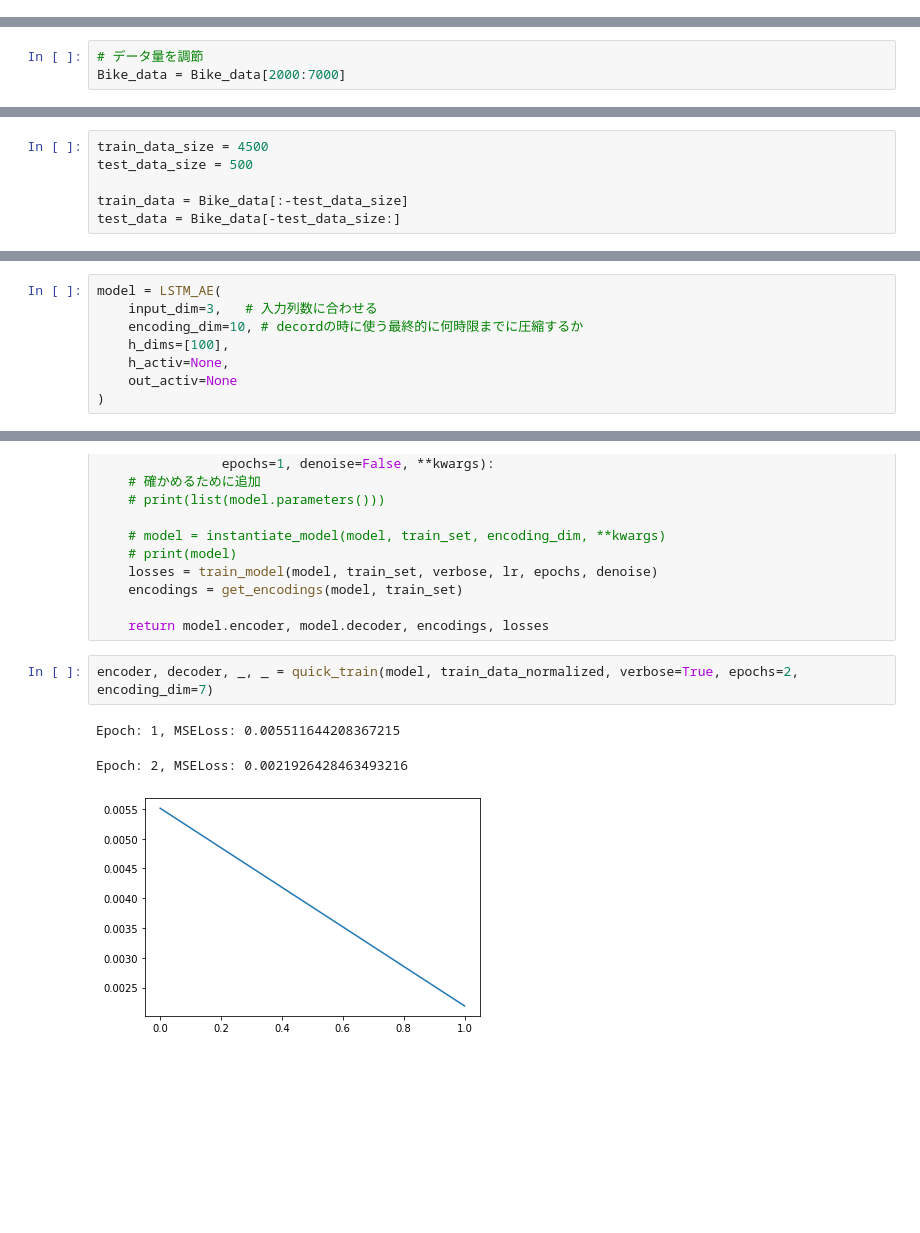
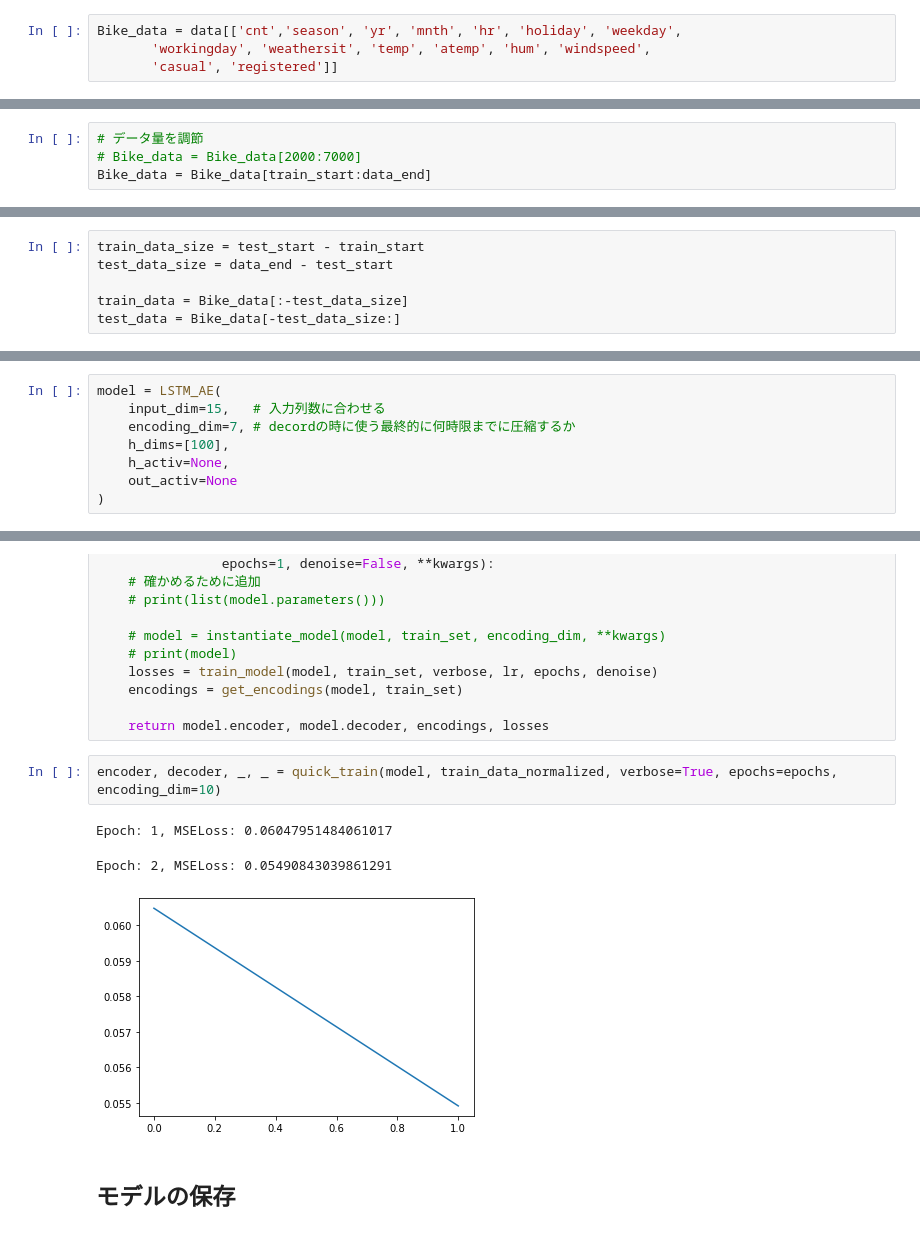
Before and after one commit to poponzu/Research, a Jupyter notebook: LSTMにくっつけるようのSequitur.ipynb, the cells around one changed output, grey strips where cells are left out. Saved outputs shown, nothing was run; the diff lists cells and outputs as text; blank space fills up the shorter version.

```diff
--- a/LSTMにくっつけるようのSequitur.ipynb
+++ b/LSTMにくっつけるようのSequitur.ipynb
@@ -60 +73,5 @@ Bike_data = data[['cnt', 'temp', 'registered']]
+# %%
+Bike_data = data[['cnt','season', 'yr', 'mnth', 'hr', 'holiday', 'weekday',
+       'workingday', 'weathersit', 'temp', 'atemp', 'hum', 'windspeed',
+       'casual', 'registered']]
 # %%
@@ -94,6 +109,7 @@ fig.show()
 # %%
 # データ量を調節
-Bike_data = Bike_data[2000:7000]
+# Bike_data = Bike_data[2000:7000]
+Bike_data = Bike_data[train_start:data_end]
 # %%
 Bike_data = Bike_data.values.astype(float)
 Bike_data.shape
@@ -102,8 +118,8 @@ Bike_data.shape
 # %%
 BIke_data = torch.from_numpy(Bike_data)
 # %%
-train_data_size = 4500
-test_data_size = 500
+train_data_size = test_start - train_start
+test_data_size = data_end - test_start
 
 train_data = Bike_data[:-test_data_size]
 test_data = Bike_data[-test_data_size:]
@@ -248,7 +238,7 @@ Bike_data.shape
 # %%
 model = LSTM_AE(
-    input_dim=3,   # 入力列数に合わせる
-    encoding_dim=10, # decordの時に使う最終的に何時限までに圧縮するか
+    input_dim=15,   # 入力列数に合わせる
+    encoding_dim=7, # decordの時に使う最終的に何時限までに圧縮するか
     h_dims=[100],
     h_activ=None,
     out_activ=None
@@ -349,9 +339,11 @@ def quick_train(model, train_set, encoding_dim, verbose=False, lr=1e-3,
 
     return model.encoder, model.decoder, encodings, losses
 # %%
-encoder, decoder, _, _ = quick_train(model, train_data_normalized, verbose=True, epochs=2, encoding_dim=7)
+encoder, decoder, _, _ = quick_train(model, train_data_normalized, verbose=True, epochs=epochs, encoding_dim=10)
 # %% [output]
-Epoch: 1, MSELoss: 0.005511644208367215
+Epoch: 1, MSELoss: 0.06047951484061017
-Epoch: 2, MSELoss: 0.0021926428463493216
+Epoch: 2, MSELoss: 0.05490843039861291
-[figure, old version]
+[figure, new version]
+# %% [markdown]
+## モデルの保存
 # %%
```
Also changed, not shown: parts of 19 cells of this notebook.
